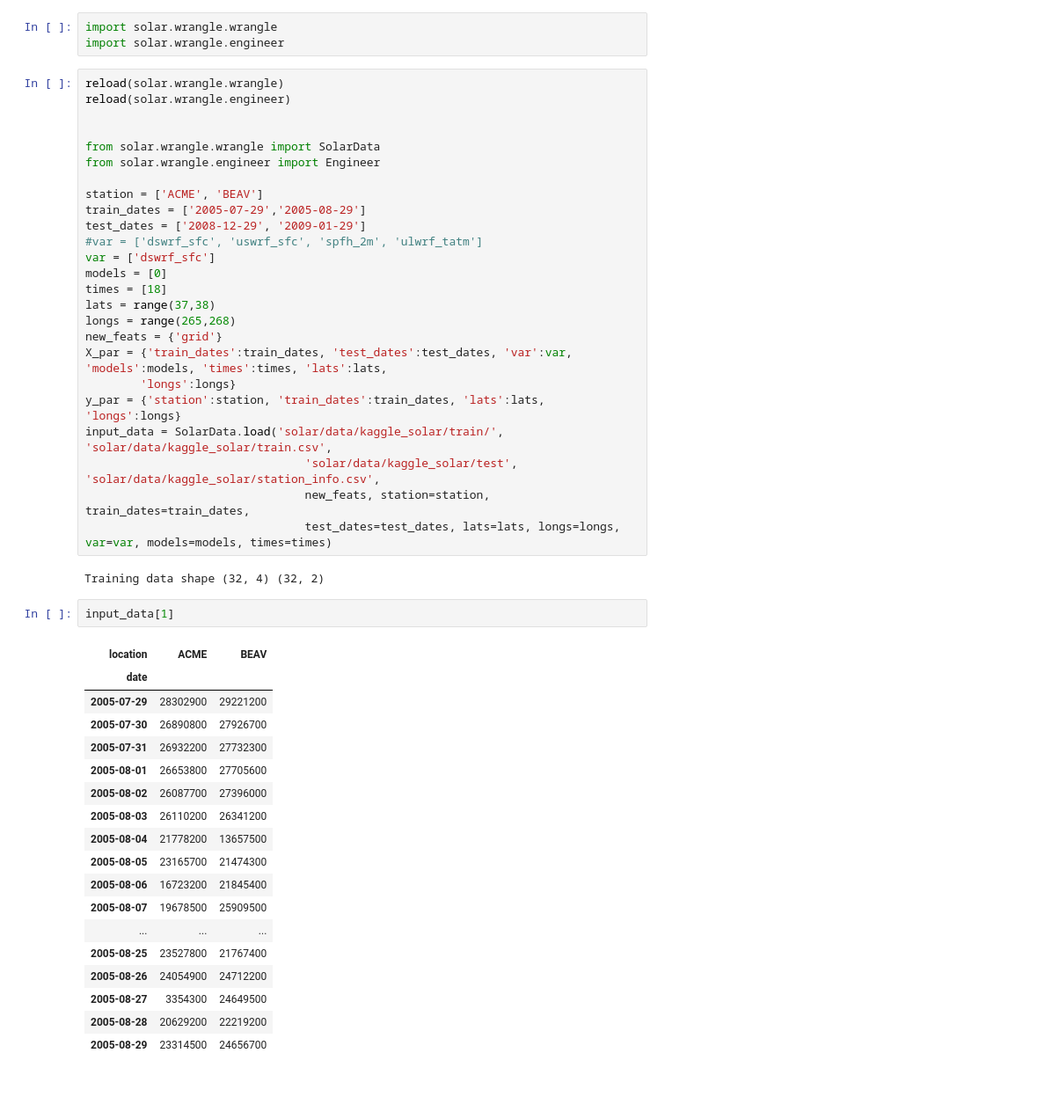
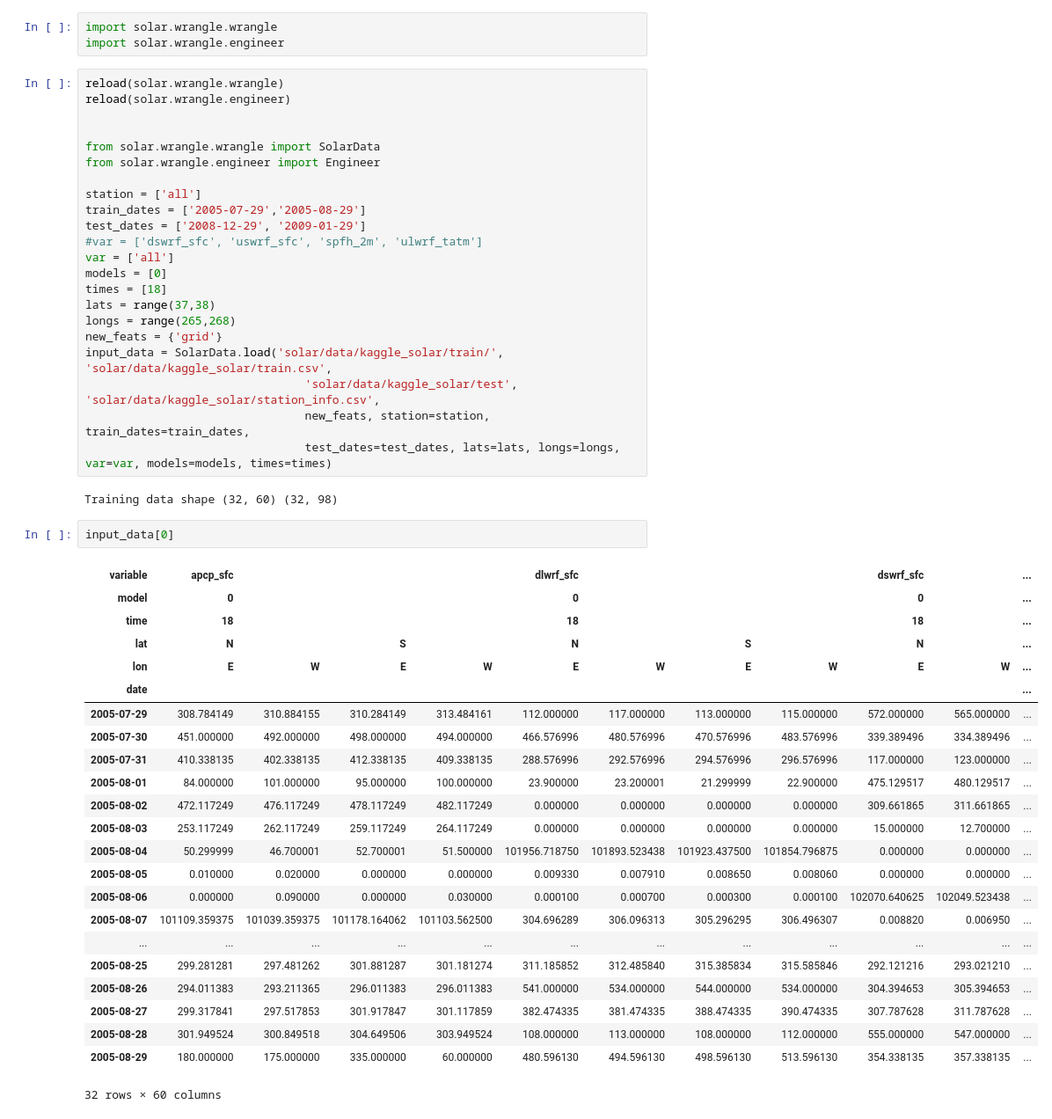
Before and after one commit to joelmpiper/solar_energy_prediction, a Jupyter notebook: notebooks/ExpandX.ipynb, the cells around one changed output. Shown: that part at 88% size. Cells and saved outputs as stored; diff of their text form; blank space fills up the shorter version.

```diff
--- a/notebooks/ExpandX.ipynb
+++ b/notebooks/ExpandX.ipynb
@@ -65,43 +65,45 @@ reload(solar.wrangle.engineer)
 from solar.wrangle.wrangle import SolarData
 from solar.wrangle.engineer import Engineer
 
-station = ['ACME', 'BEAV']
+station = ['all']
 train_dates = ['2005-07-29','2005-08-29']
 test_dates = ['2008-12-29', '2009-01-29']
 #var = ['dswrf_sfc', 'uswrf_sfc', 'spfh_2m', 'ulwrf_tatm']
-var = ['dswrf_sfc']
+var = ['all']
 models = [0]
 times = [18]
 lats = range(37,38)
 longs = range(265,268)
 new_feats = {'grid'}
-X_par = {'train_dates':train_dates, 'test_dates':test_dates, 'var':var, 'models':models, 'times':times, 'lats':lats,
-        'longs':longs}
-y_par = {'station':station, 'train_dates':train_dates, 'lats':lats, 'longs':longs}
 input_data = SolarData.load('solar/data/kaggle_solar/train/', 'solar/data/kaggle_solar/train.csv',
                                 'solar/data/kaggle_solar/test', 'solar/data/kaggle_solar/station_info.csv',
                                 new_feats, station=station, train_dates=train_dates,
                                 test_dates=test_dates, lats=lats, longs=longs, var=var, models=models, times=times)
 # %% [output]
-Training data shape (32, 4) (32, 2)
+Training data shape (32, 60) (32, 98)
 # %%
-input_data[1]
+input_data[0]
 # %% [output]
-| location | ACME | BEAV |
-| date |  |  |
-| 2005-07-29 | 28302900 | 29221200 |
-| 2005-07-30 | 26890800 | 27926700 |
-| 2005-07-31 | 26932200 | 27732300 |
-| 2005-08-01 | 26653800 | 27705600 |
-| 2005-08-02 | 26087700 | 27396000 |
-| 2005-08-03 | 26110200 | 26341200 |
-| 2005-08-04 | 21778200 | 13657500 |
-| 2005-08-05 | 23165700 | 21474300 |
-| 2005-08-06 | 16723200 | 21845400 |
-| 2005-08-07 | 19678500 | 25909500 |
-| ... | ... | ... |
-| 2005-08-25 | 23527800 | 21767400 |
-| 2005-08-26 | 24054900 | 24712200 |
-| 2005-08-27 | 3354300 | 24649500 |
-| 2005-08-28 | 20629200 | 22219200 |
-| 2005-08-29 | 23314500 | 24656700 |
+| variable | apcp_sfc |  |  |  | dlwrf_sfc |  |  |  | dswrf_sfc |  | ... |
+| model | 0 |  |  |  | 0 |  |  |  | 0 |  | ... |
+| time | 18 |  |  |  | 18 |  |  |  | 18 |  | ... |
+| lat | N |  | S |  | N |  | S |  | N |  | ... |
+| lon | E | W | E | W | E | W | E | W | E | W | ... |
+| date |  |  |  |  |  |  |  |  |  |  | ... |
+| 2005-07-29 | 308.784149 | 310.884155 | 310.284149 | 313.484161 | 112.000000 | 117.000000 | 113.000000 | 115.000000 | 572.000000 | 565.000000 | ... |
+| 2005-07-30 | 451.000000 | 492.000000 | 498.000000 | 494.000000 | 466.576996 | 480.576996 | 470.576996 | 483.576996 | 339.389496 | 334.389496 | ... |
+| 2005-07-31 | 410.338135 | 402.338135 | 412.338135 | 409.338135 | 288.576996 | 292.576996 | 294.576996 | 296.576996 | 117.000000 | 123.000000 | ... |
+| 2005-08-01 | 84.000000 | 101.000000 | 95.000000 | 100.000000 | 23.900000 | 23.200001 | 21.299999 | 22.900000 | 475.129517 | 480.129517 | ... |
+| 2005-08-02 | 472.117249 | 476.117249 | 478.117249 | 482.117249 | 0.000000 | 0.000000 | 0.000000 | 0.000000 | 309.661865 | 311.661865 | ... |
+| 2005-08-03 | 253.117249 | 262.117249 | 259.117249 | 264.117249 | 0.000000 | 0.000000 | 0.000000 | 0.000000 | 15.000000 | 12.700000 | ... |
+| 2005-08-04 | 50.299999 | 46.700001 | 52.700001 | 51.500000 | 101956.718750 | 101893.523438 | 101923.437500 | 101854.796875 | 0.000000 | 0.000000 | ... |
+| 2005-08-05 | 0.010000 | 0.020000 | 0.000000 | 0.000000 | 0.009330 | 0.007910 | 0.008650 | 0.008060 | 0.000000 | 0.000000 | ... |
+| 2005-08-06 | 0.000000 | 0.090000 | 0.000000 | 0.030000 | 0.000100 | 0.000700 | 0.000300 | 0.000100 | 102070.640625 | 102049.523438 | ... |
+| 2005-08-07 | 101109.359375 | 101039.359375 | 101178.164062 | 101103.562500 | 304.696289 | 306.096313 | 305.296295 | 306.496307 | 0.008820 | 0.006950 | ... |
+| ... | ... | ... | ... | ... | ... | ... | ... | ... | ... | ... | ... |
+| 2005-08-25 | 299.281281 | 297.481262 | 301.881287 | 301.181274 | 311.185852 | 312.485840 | 315.385834 | 315.585846 | 292.121216 | 293.021210 | ... |
+| 2005-08-26 | 294.011383 | 293.211365 | 296.011383 | 296.011383 | 541.000000 | 534.000000 | 544.000000 | 534.000000 | 304.394653 | 305.394653 | ... |
+| 2005-08-27 | 299.317841 | 297.517853 | 301.917847 | 301.117859 | 382.474335 | 381.474335 | 388.474335 | 390.474335 | 307.787628 | 311.787628 | ... |
+| 2005-08-28 | 301.949524 | 300.849518 | 304.649506 | 303.949524 | 108.000000 | 113.000000 | 108.000000 | 112.000000 | 555.000000 | 547.000000 | ... |
+| 2005-08-29 | 180.000000 | 175.000000 | 335.000000 | 60.000000 | 480.596130 | 494.596130 | 498.596130 | 513.596130 | 354.338135 | 357.338135 | ... |
+32 rows × 60 columns
```
Also changed, not shown: 2 other files.
